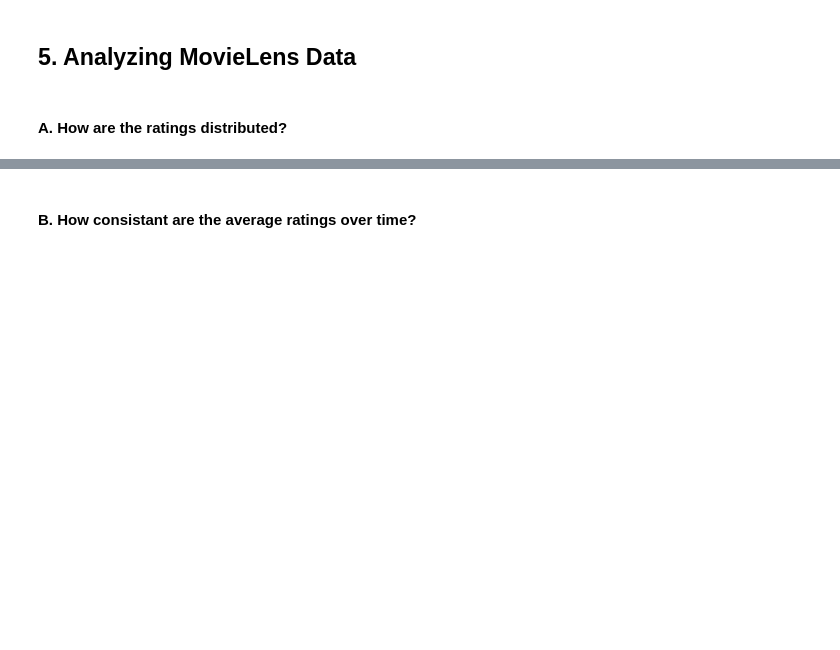
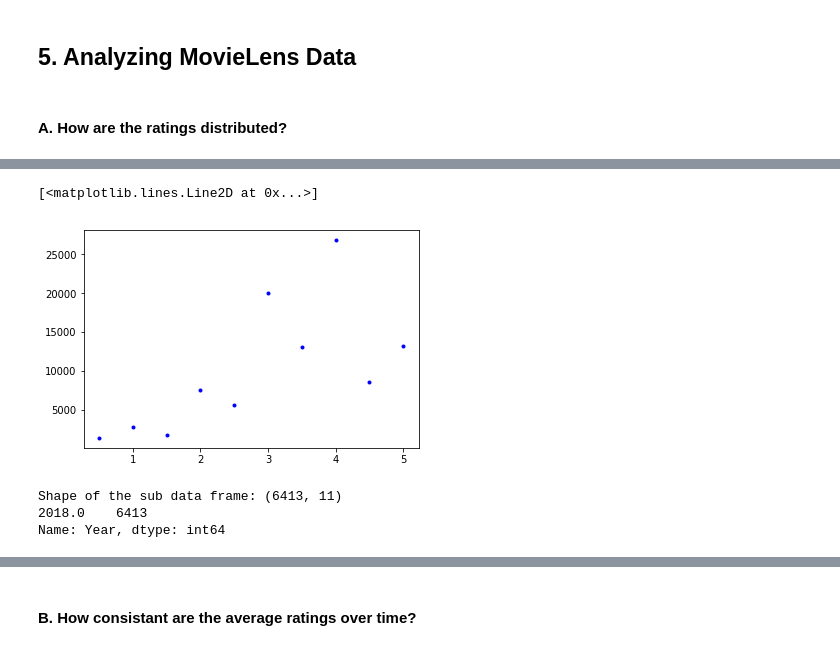
Before and after one commit to ch00226855/CMP464-Fall2019, a Jupyter notebook: Week4_DataFrame_Part1_Ex.ipynb, the cells around one changed output, grey strips where cells are left out. Cells and saved outputs as stored; diff of their text form; code cells hidden in the pictures; blank space fills up the shorter version.

```diff
--- a/Week4_DataFrame_Part1_Ex.ipynb
+++ b/Week4_DataFrame_Part1_Ex.ipynb
@@ -484,2 +582,3 @@ df1
 # %%
 # Exercise: Add one row to ratings_df and remove it.
+ratings_df.loc[100836, ['userId', 'movieId', 'rating']] = [1.1, 2.2, 3.3]
@@ -485,0 +594,2 @@ df1
+# %%
+ratings_df.drop([100836], axis=0, inplace=True)
@@ -497,0 +625,9 @@ print(rating_frequencies)
+# %%
+import matplotlib.pyplot as plt
+%matplotlib inline
+plt.plot(rating_frequencies.index,
+         rating_frequencies.values,
+         'b.')
+# %% [output]
+[<matplotlib.lines.Line2D at 0x...>]
+[figure, added]
@@ -497,0 +637,16 @@ print(rating_frequencies)
+# %%
+# What are the rating frequencies in 2018?
+
+# Find the slice that correspond to 2018 ratings
+index_2018 = (ratings_df['Year'] == 2018)
+# print(index_2018)
+
+# Extract all 2018 ratings
+ratings_2018 = ratings_df[index_2018]
+ratings_2018.head()
+print("Shape of the sub data frame:", ratings_2018.shape)
+print(ratings_2018['Year'].value_counts())
+# %% [output]
+Shape of the sub data frame: (6413, 11)
+2018.0    6413
+Name: Year, dtype: int64
```
Also changed, not shown: parts of 37 cells of this notebook.
